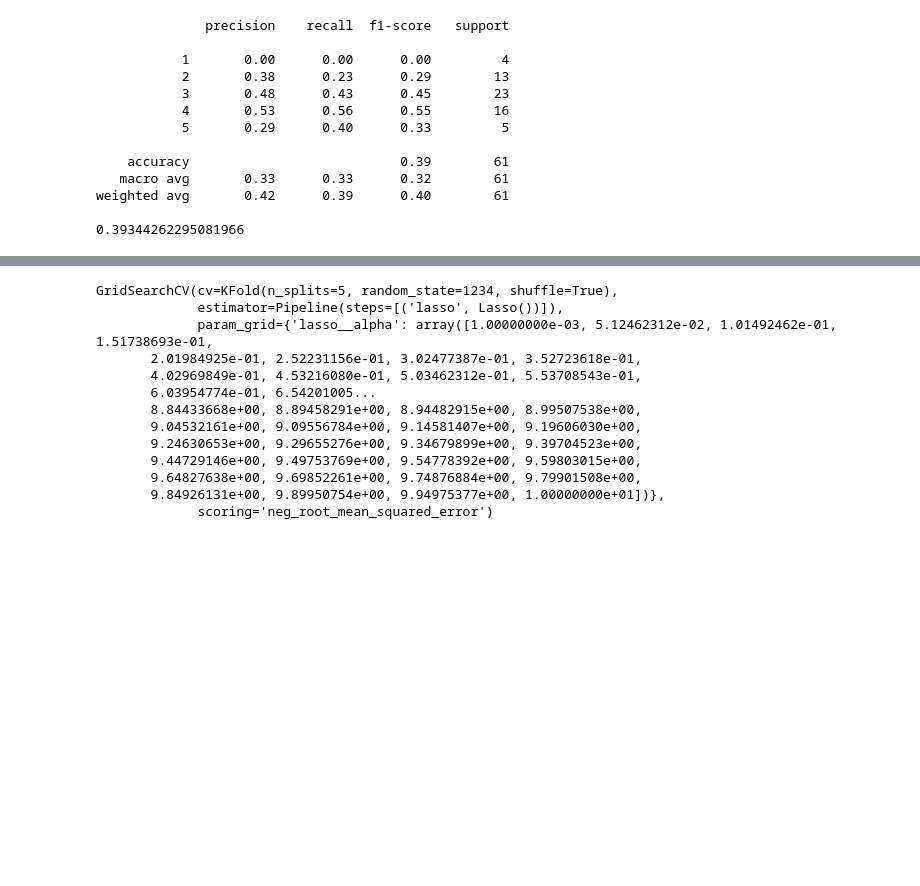
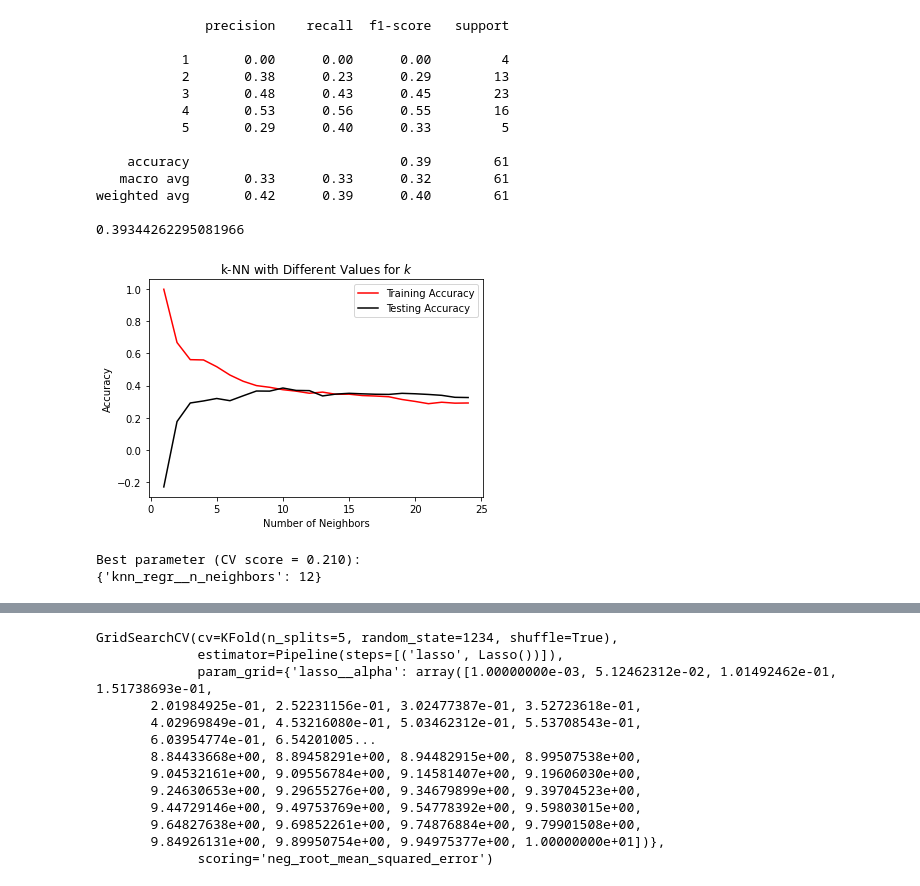
Before and after one commit to anoushka632/mlp-proj1, a Jupyter notebook: Jonathan/MLPProj1_NotebookV2.ipynb, the cells around one changed output, grey strips where cells are left out. Saved outputs shown, nothing was run; the diff lists cells and outputs as text; code cells hidden in the pictures; blank space fills up the shorter version.

```diff
--- a/Jonathan/MLPProj1_NotebookV2.ipynb
+++ b/Jonathan/MLPProj1_NotebookV2.ipynb
@@ -375,0 +457,7 @@ pipeline = Pipeline(steps=steps)
+# %%
+knn_fix = KNN(n_neighbors = 9)
+pipeline_knn = Pipeline([('knn', knn_fix)])
+pipeline_knn.fit(minmax_train, y_train_cl)
+y_hat = pipeline_knn.predict(minmax_test)
+print(classification_report(y_test_cl, y_hat))
+print(knn_fix.score(minmax_test, y_test_cl))
@@ -376,12 +478,12 @@ pipeline = Pipeline(steps=steps)
 # %%
-smt = SMOTE(random_state = 42, sampling_strategy = "all", k_neighbors = 1)
-knn = KNN(n_neighbors = 1)
-pipeline = Pipeline([('smt', smt), ('knn', knn)])
+smt = SMOTE(random_state = 42, sampling_strategy = "not majority", k_neighbors = 1)
+knn_smote = KNN(n_neighbors = 1)
+pipeline = Pipeline([('smt', smt), ('knn', knn_smote)])
 
 pipeline.fit(minmax_train, y_train_cl)
 y_hat = pipeline.predict(minmax_test)
 print(classification_report(y_test_cl, y_hat))
-print(knn.score(minmax_test, y_test_cl))
+print(knn_smote.score(minmax_test, y_test_cl))
 # %% [output]
               precision    recall  f1-score   support
 
@@ -396,3 +498,59 @@ print(knn.score(minmax_test, y_test_cl))
 weighted avg       0.42      0.39      0.40        61
 
 0.39344262295081966
+# %%
+##Trying Knn Regression
+from sklearn.neighbors import KNeighborsRegressor
+
+
+##from https://towardsdatascience.com/intro-to-scikit-learns-k-nearest-neighbors-classifier-and-regressor-4228d8d1cba6
+def plot_complexity_curve(k_list, knn_model, x_train, x_test, y_train, y_test):
+
+    train_scores = []
+    test_scores = []
+
+    # For each k
+    for k in k_list:
+        # Initialize, fit, predict
+        knn = knn_model(k)
+
+        knn.fit(x_train, y_train)
+
+        train_scores.append(knn.score(x_train, y_train))
+        test_scores.append(knn.score(x_test, y_test))
+
+    # Plot
+    fig, ax = plt.subplots()
+
+    ax.plot(k_list, train_scores, label='Training Accuracy', color='red')
+    ax.plot(k_list, test_scores, label='Testing Accuracy', color='black')
+
+    ax.set(title='k-NN with Different Values for $k$',
+           xlabel='Number of Neighbors',
+           ylabel='Accuracy')
+
+    ax.legend()
+
+##List of potential neighbors
+neighbors = np.arange(1,25)
+
+plot_complexity_curve(neighbors, KNeighborsRegressor, minmax_train,
+                      minmax_test, y_train, y_test)
+# %% [output]
+[figure, added]
+# %%
+##Regressor grid search
+
+
+knn_regr = KNeighborsRegressor()
+pipeline_knn_regr = Pipeline([('knn_regr', knn_regr)])
+parameter_grid4 = {"knn_regr__n_neighbors": np.arange(1,20)}
+
+searchKNNregr = GridSearchCV(pipeline_knn_regr, parameter_grid4)
+searchKNNregr.fit(minmax_train, y_train)
+
+print("Best parameter (CV score = %0.3f):" % searchKNNregr.best_score_)
+print(searchKNNregr.best_params_)
+# %% [output]
+Best parameter (CV score = 0.210):
+{'knn_regr__n_neighbors': 12}
```
Also changed, not shown: parts of 27 cells of this notebook.
